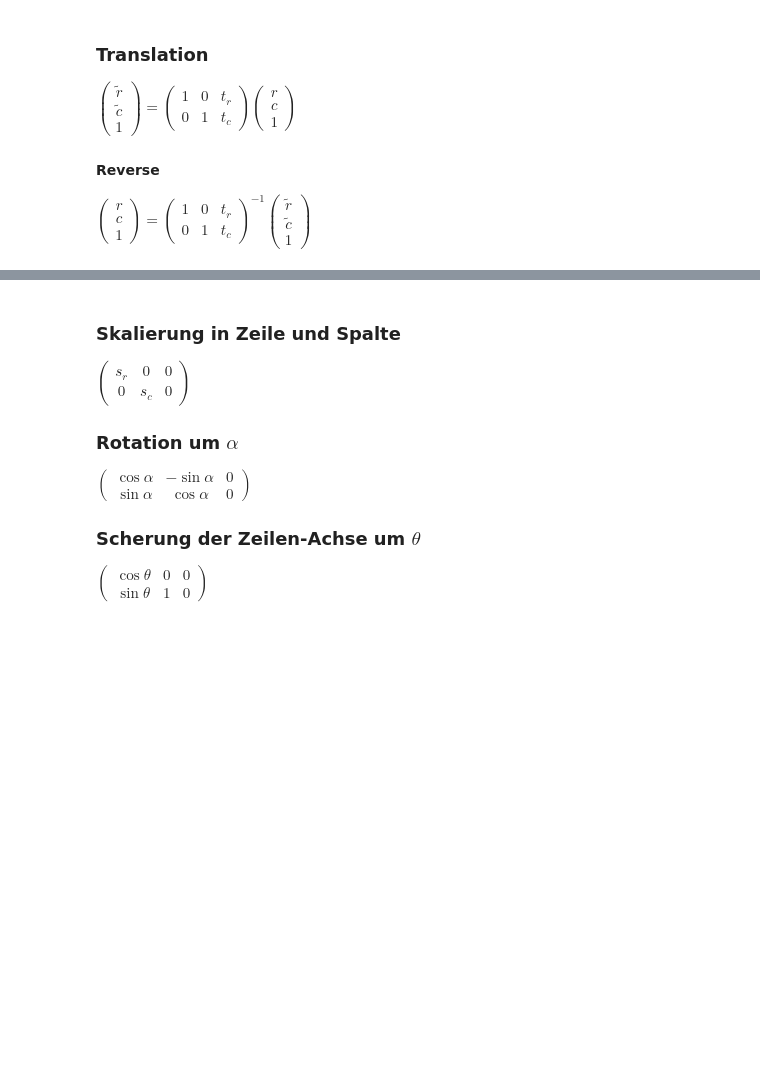
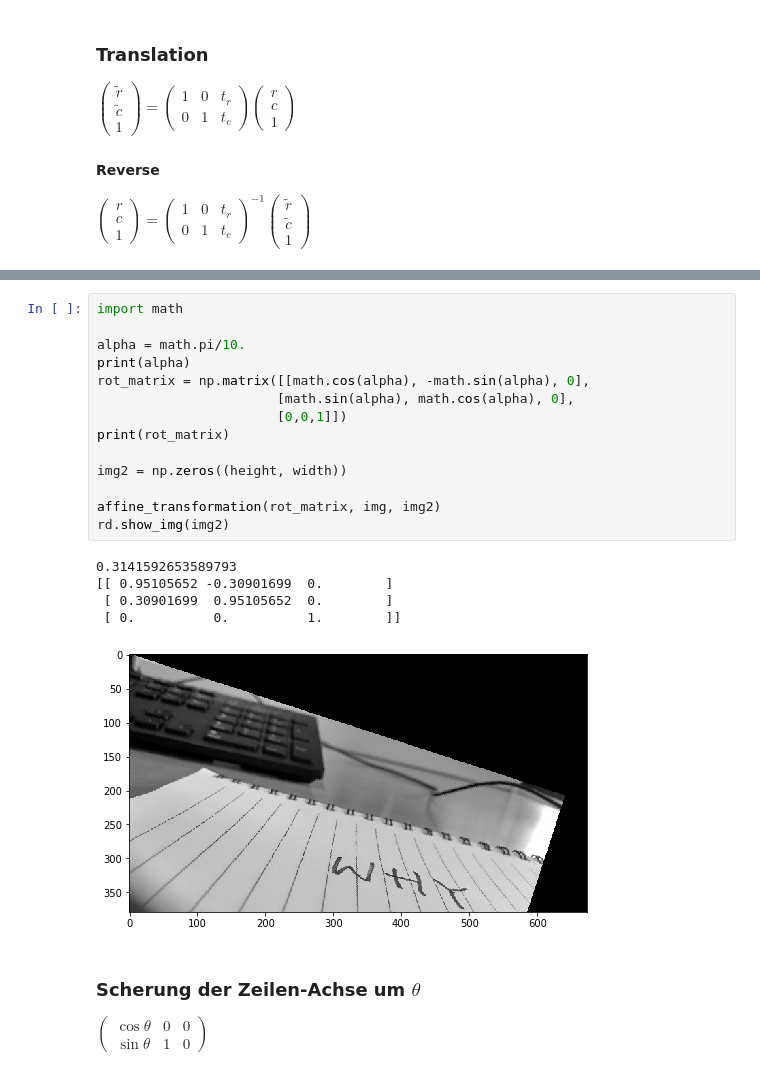
Before and after one commit to frankzl/machine-vision-algorithms, a Jupyter notebook: 02.2-Tranformations.ipynb, the cells around one changed output, grey strips where cells are left out. Cells and saved outputs as stored; diff of their text form; blank space fills up the shorter version.

```diff
--- a/02.2-Tranformations.ipynb
+++ b/02.2-Tranformations.ipynb
@@ -78,12 +156,24 @@ LinAlgError: Last 2 dimensions of the array must be square
+# %%
+import math
+
+alpha = math.pi/10.
+print(alpha)
+rot_matrix = np.matrix([[math.cos(alpha), -math.sin(alpha), 0],
+                       [math.sin(alpha), math.cos(alpha), 0],
+                       [0,0,1]])
+print(rot_matrix)
+
+img2 = np.zeros((height, width))
+
+affine_transformation(rot_matrix, img, img2)
+rd.show_img(img2)
+# %% [output]
+0.3141592653589793
+[[ 0.95105652 -0.30901699  0.        ]
+ [ 0.30901699  0.95105652  0.        ]
+ [ 0.          0.          1.        ]]
+[figure, added]
 # %% [markdown]
-### Skalierung in Zeile und Spalte
-
-$\begin{pmatrix}s_r & 0 & 0  \\ 0 & s_c & 0 \end{pmatrix}$
-
-### Rotation um $\alpha$
-
-$\begin{pmatrix}\cos\alpha & -\sin\alpha & 0  \\ \sin\alpha & \cos\alpha & 0 \end{pmatrix}$
-
 ### Scherung der Zeilen-Achse um $\theta$
 
 $\begin{pmatrix}\cos\theta & 0 & 0  \\ \sin\theta & 1 & 0 \end{pmatrix}$
```
Also changed, not shown: parts of 15 cells of this notebook, 3 other files.
